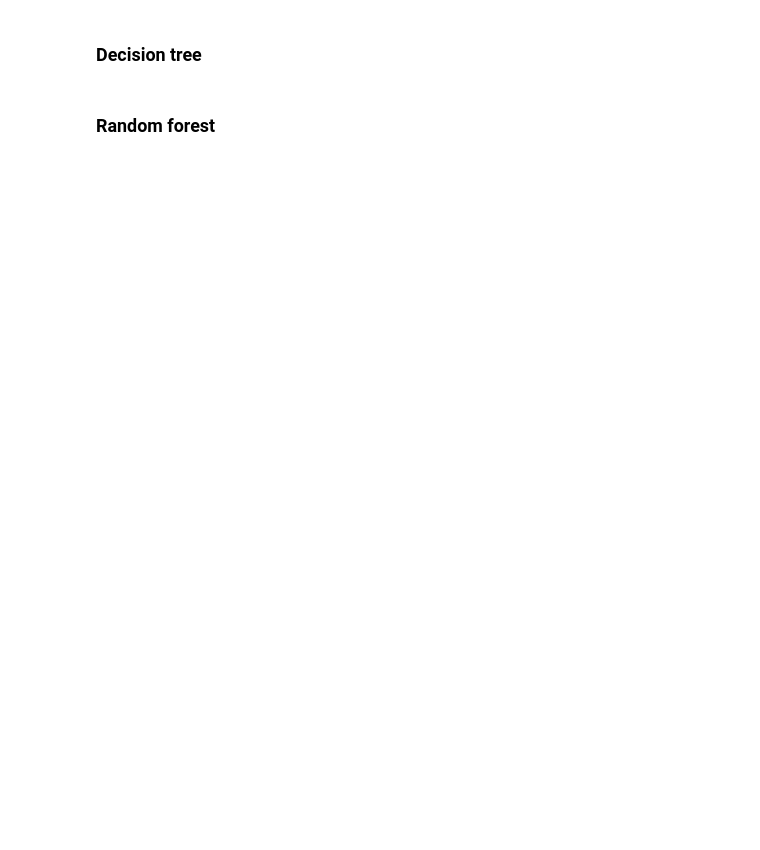
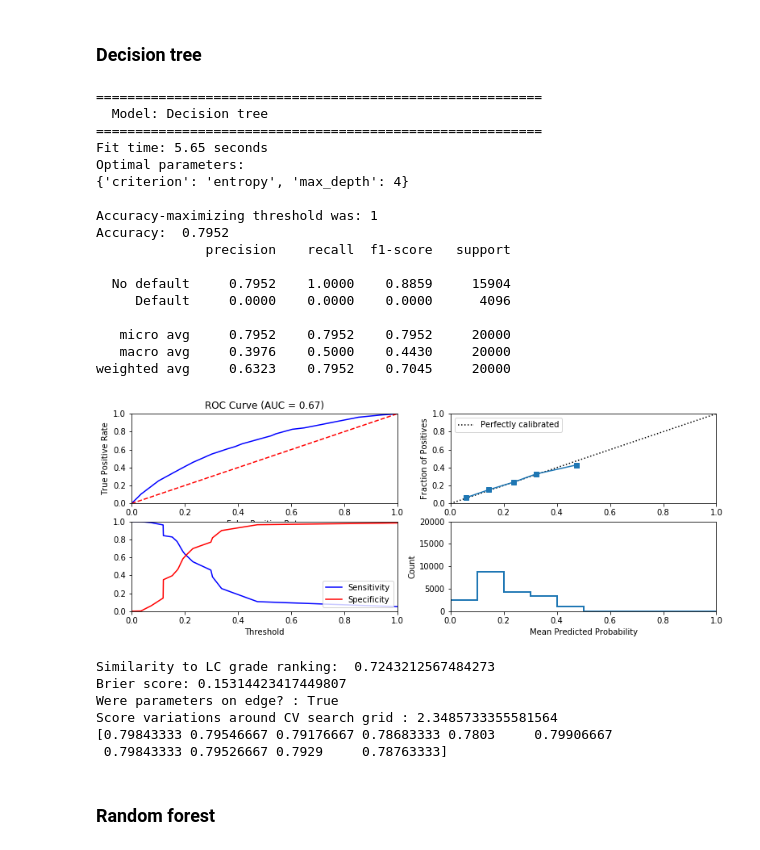
Before and after one commit to vickyzzn/LendingClubCase, a Jupyter notebook: CS-Phase 3.ipynb, the cells around one changed output. Drawn from its saved outputs; the diff is of its cells as text; code cells hidden in the pictures; blank space fills up the shorter version.

```diff
--- a/CS-Phase 3.ipynb
+++ b/CS-Phase 3.ipynb
@@ -499,10 +577,35 @@ plt.show()
 # %%
 ## Train and test a decision tree classifier
 
-decision_tree = ...
-cv_parameters = ...
+decision_tree = DecisionTreeClassifier()
+cv_parameters = {'criterion':['gini','entropy'],'max_depth':[4,5,6,7,8]}
 
-decision_tree = fit_classification(...)
+decision_tree = fit_classification(decision_tree, data_dict, cv_parameters, 'Decision tree')
+# %% [output]
+=========================================================
+  Model: Decision tree
+=========================================================
+Fit time: 5.65 seconds
+Optimal parameters:
+{'criterion': 'entropy', 'max_depth': 4}
+
+Accuracy-maximizing threshold was: 1
+Accuracy:  0.7952
+              precision    recall  f1-score   support
+
+  No default     0.7952    1.0000    0.8859     15904
+     Default     0.0000    0.0000    0.0000      4096
+
+   micro avg     0.7952    0.7952    0.7952     20000
+   macro avg     0.3976    0.5000    0.4430     20000
+weighted avg     0.6323    0.7952    0.7045     20000
+[figure, added]
+Similarity to LC grade ranking:  0.7243212567484273
+Brier score: 0.15314423417449807
+Were parameters on edge? : True
+Score variations around CV search grid : 2.3485733355581564
+[0.79843333 0.79546667 0.79176667 0.78683333 0.7803     0.79906667
+ 0.79843333 0.79526667 0.7929     0.78763333]
 # %% [markdown]
 ### Random forest
 # %%
```
Also changed, not shown: parts of 11 cells of this notebook.
